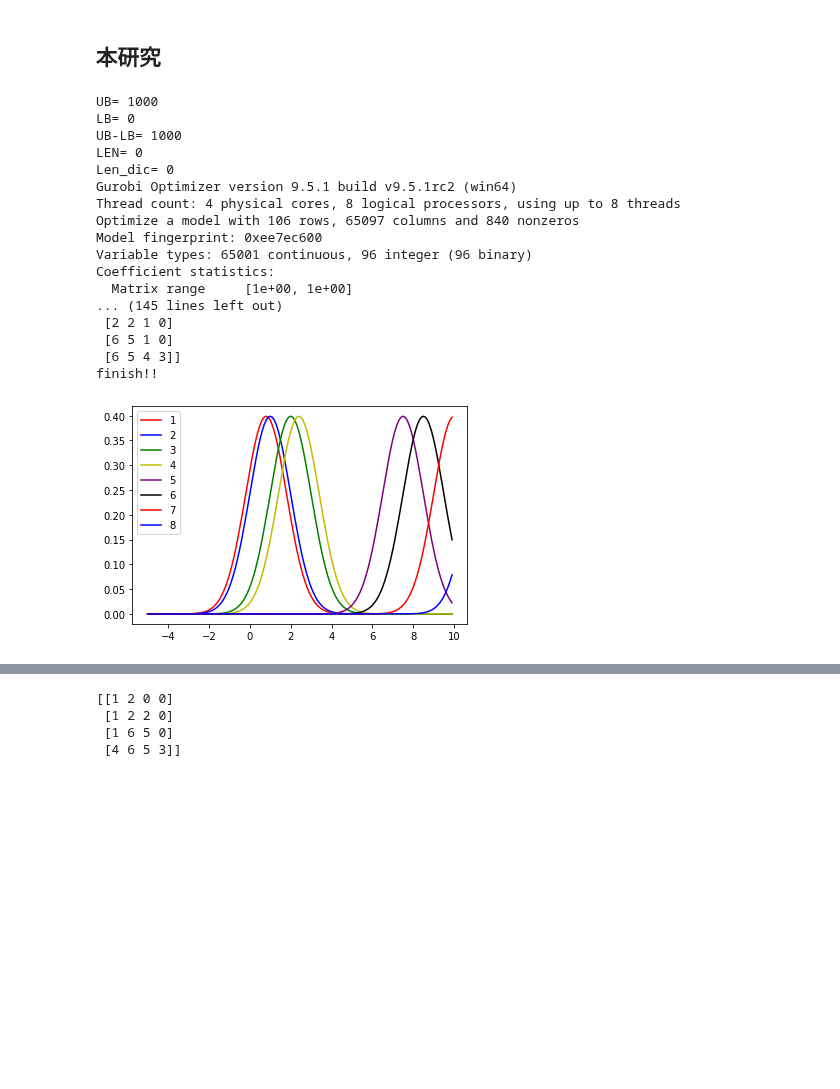
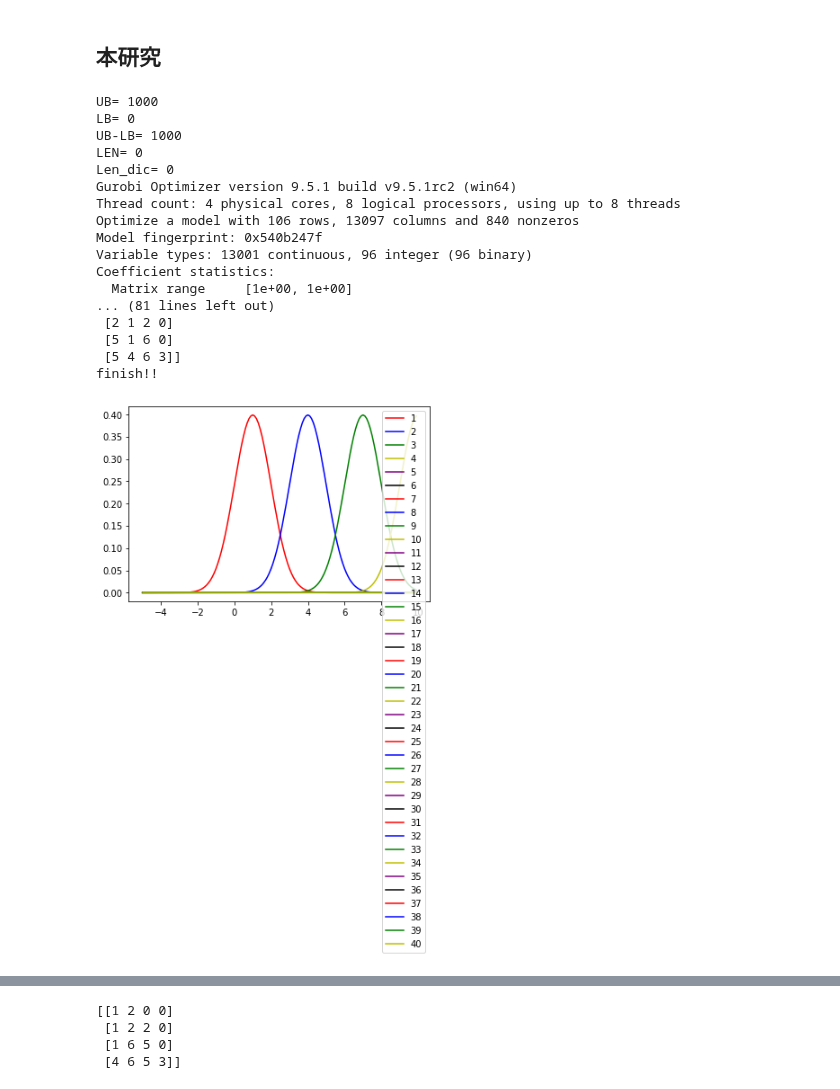
Before and after one commit to ikumadaiki/CPMP, a Jupyter notebook: cut-off.ipynb, the cells around one changed output, grey strips where cells are left out. Drawn from its saved outputs; the diff is of its cells as text; code cells hidden in the pictures; blank space fills up the shorter version.

```diff
--- a/cut-off.ipynb
+++ b/cut-off.ipynb
@@ -261,7 +261,7 @@ def robust(ship_num,stack_num,height,n,Gamma,size_,mean,cov):
       # import matplotlib.pyplot as plt
       # plt.boxplot(penalty_r)
 # %%
-size=5000
+size=1000
 size_=10000
 beta=0.75
 inst=[4,4,[3,3,1,1,2,2]]
@@ -277,7 +277,7 @@ cov=np.zeros((len(inst[2]),len(inst[2])))
 for i in range(len(inst[2])):
     for j in range(len(inst[2])):
         if i==j:
-            cov[i][i]=covl[1]
+            cov[i][i]=covl[i]
 for i in range(len(inst[2])):
     for j in range(len(inst[2])):
         if i!=j:
@@ -304,9 +304,9 @@ while UB-LB>=EPS:
     UB_k.append(UB)
     UB=min(UB_k)
     for b in zk:
-        if not b in aaa:
-            aaa.append(b)
-            OC.append(O[b])
+        # if not b in aaa:
+        #     aaa.append(b)
+        OC.append(O[b])
     a+=1
     # print(OC)
     print(result)
@@ -319,35 +319,36 @@ LEN= 0
 Len_dic= 0
 Gurobi Optimizer version 9.5.1 build v9.5.1rc2 (win64)
 Thread count: 4 physical cores, 8 logical processors, using up to 8 threads
-Optimize a model with 106 rows, 65097 columns and 840 nonzeros
-Model fingerprint: 0xee7ec600
-Variable types: 65001 continuous, 96 integer (96 binary)
+Optimize a model with 106 rows, 13097 columns and 840 nonzeros
+Model fingerprint: 0x540b247f
+Variable types: 13001 continuous, 96 integer (96 binary)
 Coefficient statistics:
   Matrix range     [1e+00, 1e+00]
-... (145 lines left out)
- [2 2 1 0]
- [6 5 1 0]
- [6 5 4 3]]
+... (81 lines left out)
+ [2 1 2 0]
+ [5 1 6 0]
+ [5 4 6 3]]
 finish!!
 # %%
 import numpy as np
 from scipy.stats import norm
 import math
 import matplotlib.pyplot as plt
 %matplotlib inline
 
 color=["r","b","g","y","purple","black"]
-mean=[0.8,1,2,2.4,7.5,8.5,10,11.7]
+mean=np.arange(1,3*len(inst[2])+1,3)
+covl=[1 for i in range(len(mean))]
+y=covl
 X=np.arange(-5,10,0.1)
-covl=[1.5 for i in range(8)]
 for i,j in enumerate(mean):
   Y=norm.pdf(X,j,y[i])
   plt.plot(X,Y,color=color[i%6],label=i+1)
 # plt.title("scale="+str(y[0]))
 plt.legend()
 plt.show()
 # %% [output]
-[figure, old version]
+[figure, new version]
 # %%
 data_2 = np.random.multivariate_normal(mean, cov, size=size_)
 
```
Also changed, not shown: parts of 5 cells of this notebook, 2 other files.
